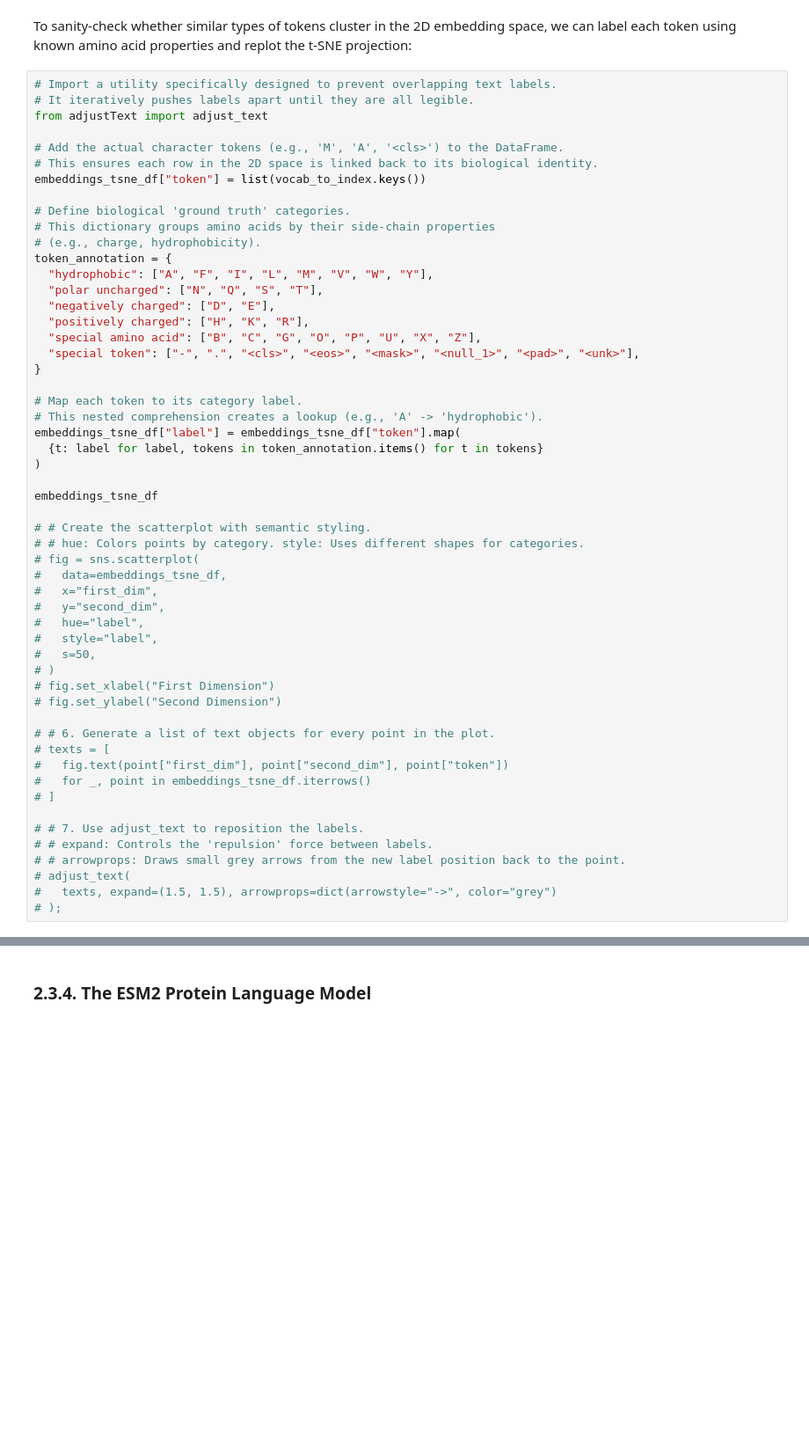
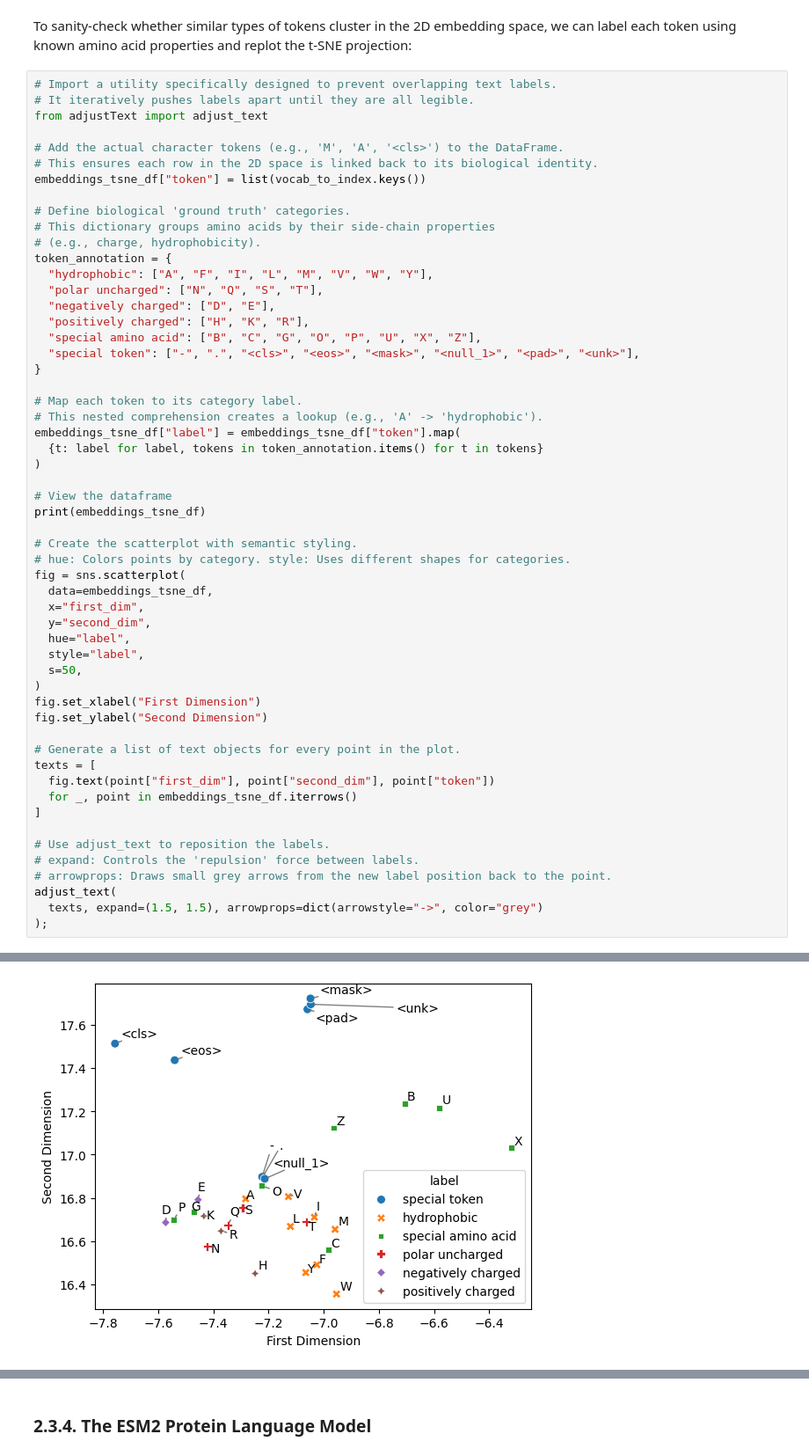
Before and after one commit to paymantohidifar/deep-learning-for-biology-book, a Jupyter notebook: notebooks/chapter2.ipynb, the cells around one changed output, grey strips where cells are left out. Shown at 88% size. Saved outputs shown, nothing was run; the diff lists cells and outputs as text; blank space fills up the shorter version.

Commit message:
Docs: Explain ESM2 embeddings and t-SNE visualization

```diff
--- a/notebooks/chapter2.ipynb
+++ b/notebooks/chapter2.ipynb
@@ -376,30 +483,32 @@ embeddings_tsne_df["label"] = embeddings_tsne_df["token"].map(
   {t: label for label, tokens in token_annotation.items() for t in tokens}
 )
 
-embeddings_tsne_df
+# View the dataframe
+print(embeddings_tsne_df)
 
-# # Create the scatterplot with semantic styling.
-# # hue: Colors points by category. style: Uses different shapes for categories.
-# fig = sns.scatterplot(
-#   data=embeddings_tsne_df,
-#   x="first_dim",
-#   y="second_dim",
-#   hue="label",
-#   style="label",
-#   s=50,
-# )
-# fig.set_xlabel("First Dimension")
-# fig.set_ylabel("Second Dimension")
+# Create the scatterplot with semantic styling.
+# hue: Colors points by category. style: Uses different shapes for categories.
+fig = sns.scatterplot(
+  data=embeddings_tsne_df,
+  x="first_dim",
+  y="second_dim",
+  hue="label",
+  style="label",
+  s=50,
+)
+fig.set_xlabel("First Dimension")
+fig.set_ylabel("Second Dimension")
 
-# # 6. Generate a list of text objects for every point in the plot.
-# texts = [
-#   fig.text(point["first_dim"], point["second_dim"], point["token"])
-#   for _, point in embeddings_tsne_df.iterrows()
-# ]
+# Generate a list of text objects for every point in the plot.
+texts = [
+  fig.text(point["first_dim"], point["second_dim"], point["token"])
+  for _, point in embeddings_tsne_df.iterrows()
+]
 
-# # 7. Use adjust_text to reposition the labels.
-# # expand: Controls the 'repulsion' force between labels.
-# # arrowprops: Draws small grey arrows from the new label position back to the point.
-# adjust_text(
-#   texts, expand=(1.5, 1.5), arrowprops=dict(arrowstyle="->", color="grey")
-# );
+# Use adjust_text to reposition the labels.
+# expand: Controls the 'repulsion' force between labels.
+# arrowprops: Draws small grey arrows from the new label position back to the point.
+adjust_text(
+  texts, expand=(1.5, 1.5), arrowprops=dict(arrowstyle="->", color="grey")
+);
+# %% [output]
@@ -405,0 +532 @@ embeddings_tsne_df
+[figure, added]
```
Also changed, not shown: parts of 19 cells of this notebook.
